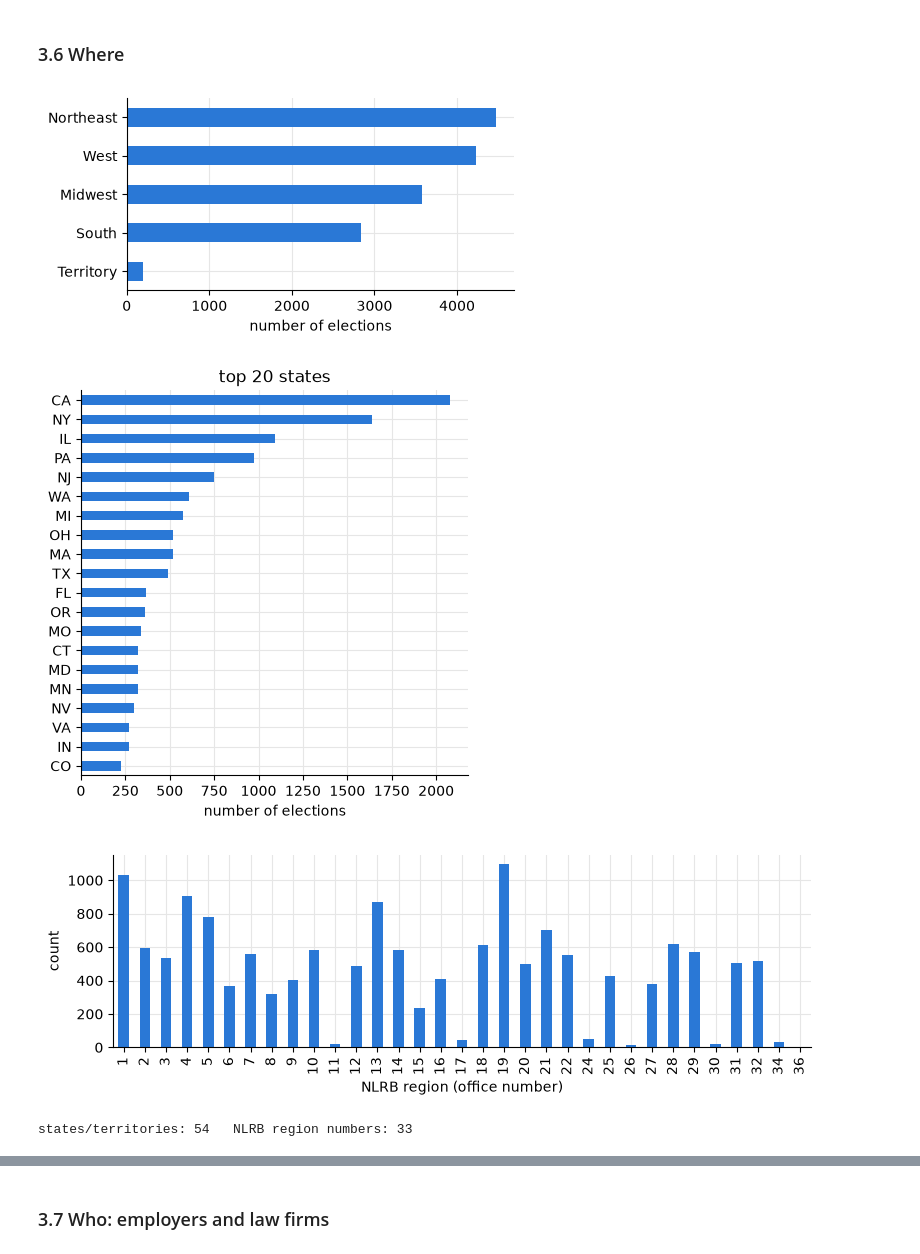
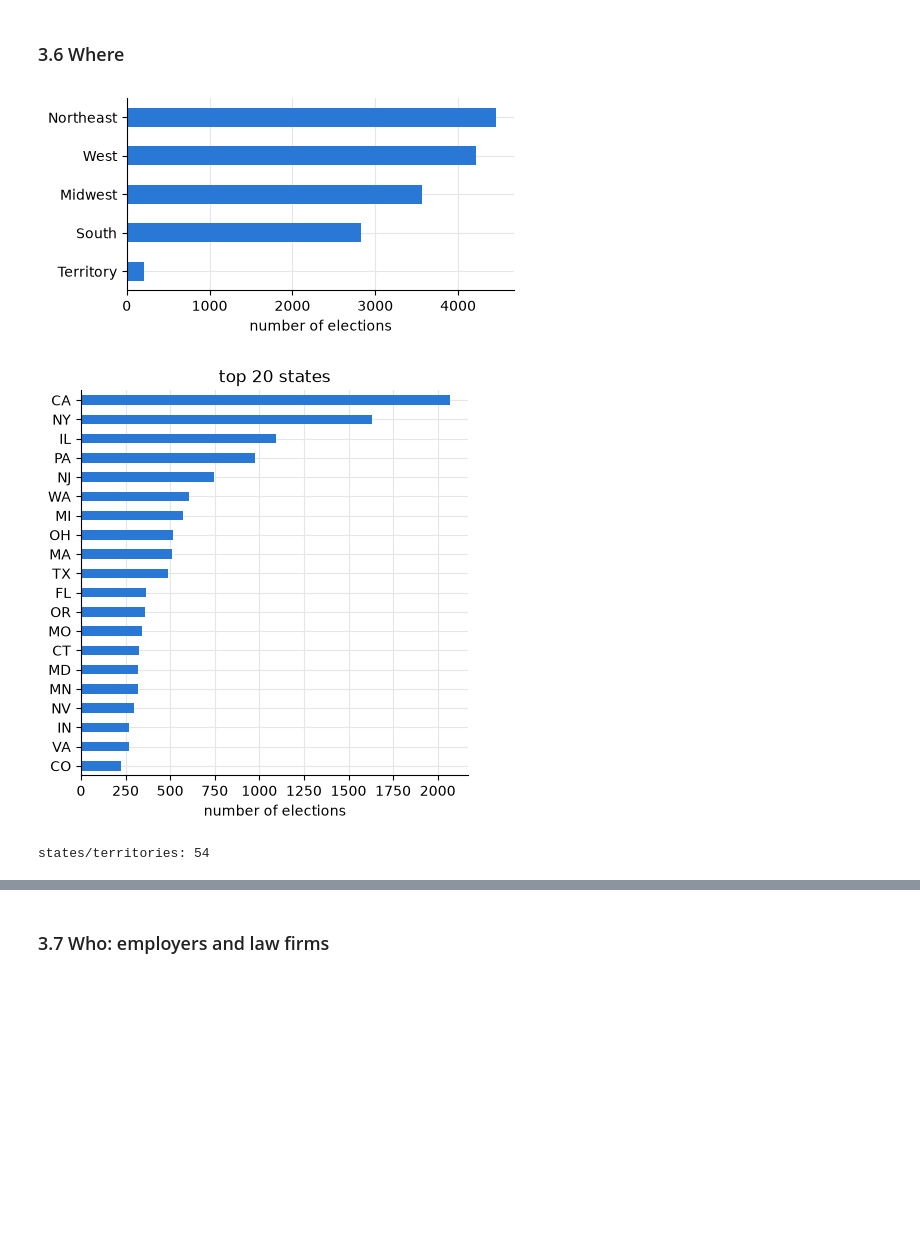
Before and after one commit to jiangisabella/Placeholder-Data1030, a Jupyter notebook: src/data_exploration.ipynb, the cells around one changed output, grey strips where cells are left out. Saved outputs shown, nothing was run; the diff lists cells and outputs as text; code cells hidden in the pictures; blank space fills up the shorter version.

```diff
--- a/src/data_exploration.ipynb
+++ b/src/data_exploration.ipynb
@@ -334,29 +334,22 @@ plt.show()
 # %%
 plt.figure(figsize=(5,2.5))
 df['census_region'].value_counts().sort_values().plot.barh(color=BLUE)
 plt.xlabel('number of elections')
 plt.ylabel('')
 plt.show()
 
 plt.figure(figsize=(5,5))
 df['state'].value_counts().head(20).sort_values().plot.barh(color=BLUE)
 plt.xlabel('number of elections')
 plt.ylabel('')
 plt.title('top 20 states')
 plt.show()
 
-plt.figure(figsize=(9,2.5))
-df['region'].value_counts().sort_index().plot.bar(color=BLUE)
-plt.xlabel('NLRB region (office number)')
-plt.ylabel('count')
-plt.show()
-
-print('states/territories:', df['state'].nunique(), '  NLRB region numbers:', df['region'].nunique())
+print('states/territories:', df['state'].nunique())
 # %% [output]
 [figure]
-[figure, old version]
+[figure, new version]
-[figure, removed]
-states/territories: 54   NLRB region numbers: 33
+states/territories: 54
 # %% [markdown]
 **Observations**
 - Northeast and West have the most elections. California, New York and Illinois lead the states.
```
Also changed, not shown: parts of 116 cells of this notebook, 7 other files.
